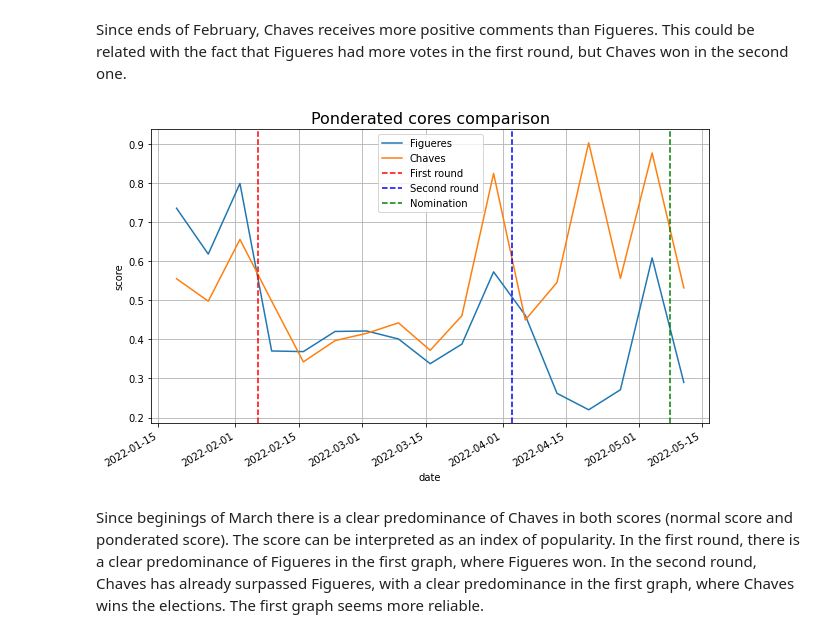
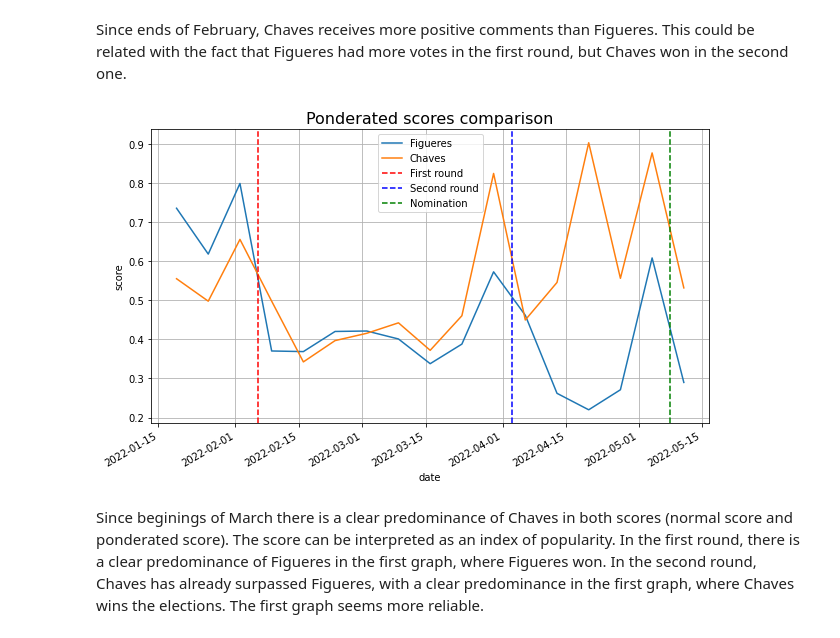
Before and after one commit to sergiolives19/Naveler, a Jupyter notebook: Costa Rica/Costa_Rica_candidates_analysis_2.ipynb, the cells around one changed output. Drawn from its saved outputs; the diff is of its cells as text; code cells hidden in the pictures.

```diff
--- a/Costa Rica/Costa_Rica_candidates_analysis_2.ipynb
+++ b/Costa Rica/Costa_Rica_candidates_analysis_2.ipynb
@@ -384,23 +384,23 @@ Since ends of February, Chaves receives more positive comments than Figueres. Th
 # %%
 figueres_filtered_dates, figueres_filtered_ponderated_scores = filter(figueres_reduced_dates, figueres_reduced_ponderated_scores, start_date, end_date)
 chaves_filtered_dates, chaves_filtered_ponderated_scores = filter(chaves_reduced_dates, chaves_reduced_ponderated_scores, start_date, end_date)
 
 fig, ax = plt.subplots()
 fig.set_size_inches(10, 6)
 ax.plot(figueres_filtered_dates, figueres_filtered_ponderated_scores, label='Figueres')
 ax.plot(chaves_filtered_dates, chaves_filtered_ponderated_scores, label='Chaves')
-ax.set_title("Ponderated cores comparison", fontsize=16)
+ax.set_title("Ponderated scores comparison", fontsize=16)
 ax.set_xlabel("date")
 ax.set_ylabel("score")
 fig.autofmt_xdate()
 plt.axvline(x=datetime.datetime(2022, 2, 6), color='red', ls='--', label='First round')
 plt.axvline(x=datetime.datetime(2022, 4, 3), color='blue', ls='--', label='Second round')
 plt.axvline(x=datetime.datetime(2022, 5, 8), color='green', ls='--', label='Nomination')
 plt.legend()
 plt.grid()
 plt.show()
 # %% [output]
-[figure, old version]
+[figure, new version]
 # %% [markdown]
 Since beginings of March there is a clear predominance of Chaves in both scores (normal score and ponderated score). The score can be interpreted as an index of popularity. In the first round, there is a clear predominance of Figueres in the first graph, where Figueres won. In the second round, Chaves has already surpassed Figueres, with a clear predominance in the first graph, where Chaves wins the elections. The first graph seems more reliable.
 # %%
```
Also changed, not shown: parts of 1 cell of this notebook.
